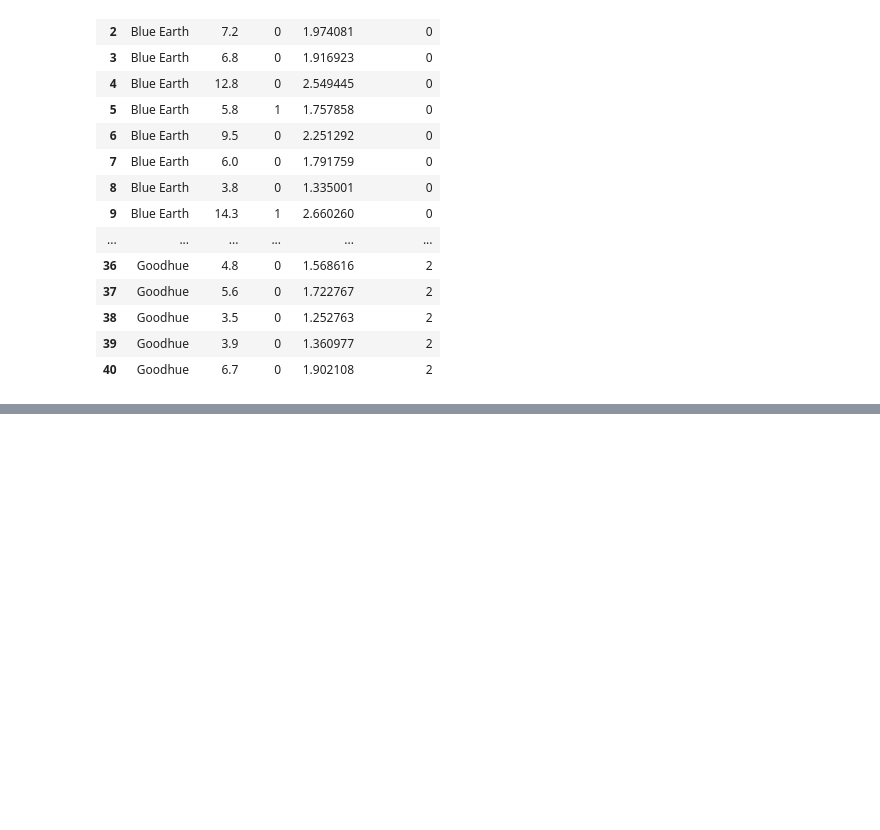
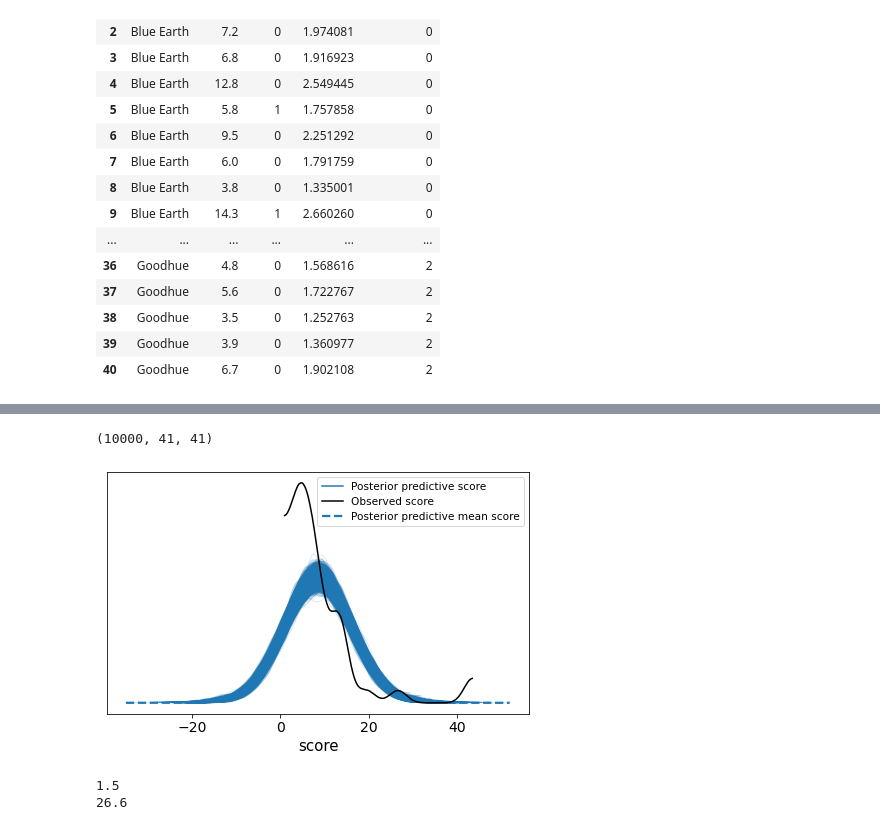
Before and after one commit to lwerth/INFO510, a Jupyter notebook: INFO410_hwk4.ipynb, the cells around one changed output, grey strips where cells are left out. Saved outputs shown, nothing was run; the diff lists cells and outputs as text; code cells hidden in the pictures; blank space fills up the shorter version.

```diff
--- a/INFO410_hwk4.ipynb
+++ b/INFO410_hwk4.ipynb
@@ -93,0 +256,6 @@ radon
+# %%
+
+with b_model:
+    ppc = pm.sample_posterior_predictive(
+        b_trace, var_names=['c_b','c', 'score']
+    )
@@ -93,0 +264,16 @@ radon
+# %%
+ppc['score'].shape
+# %% [output]
+(10000, 41, 41)
+# %%
+radon_data = az.from_pymc3(b_trace, posterior_predictive=ppc)
+az.plot_ppc(radon_data);
+# %% [output]
+[figure, added]
+# %%
+
+print(np.quantile(radon.radon, 0.025))
+print(np.quantile(radon.radon, 0.975))
+# %% [output]
+1.5
+26.6
```
Also changed, not shown: parts of 32 cells of this notebook.
